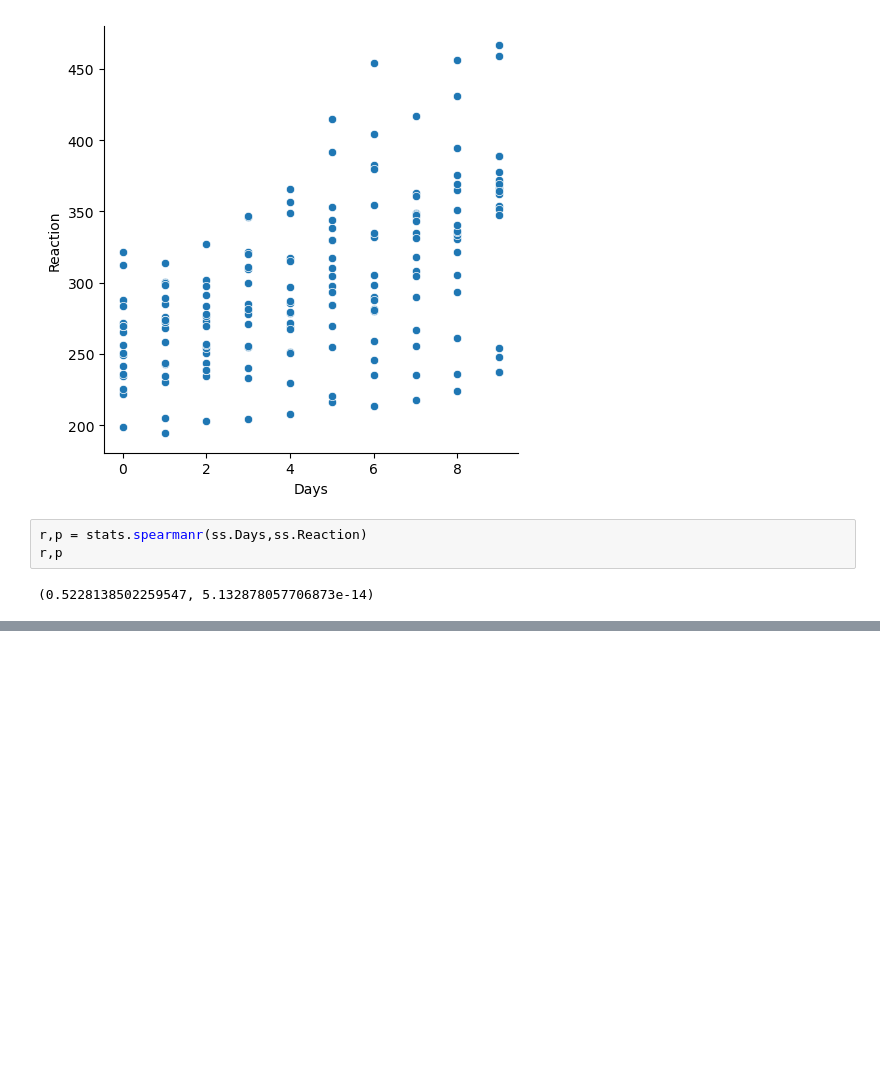
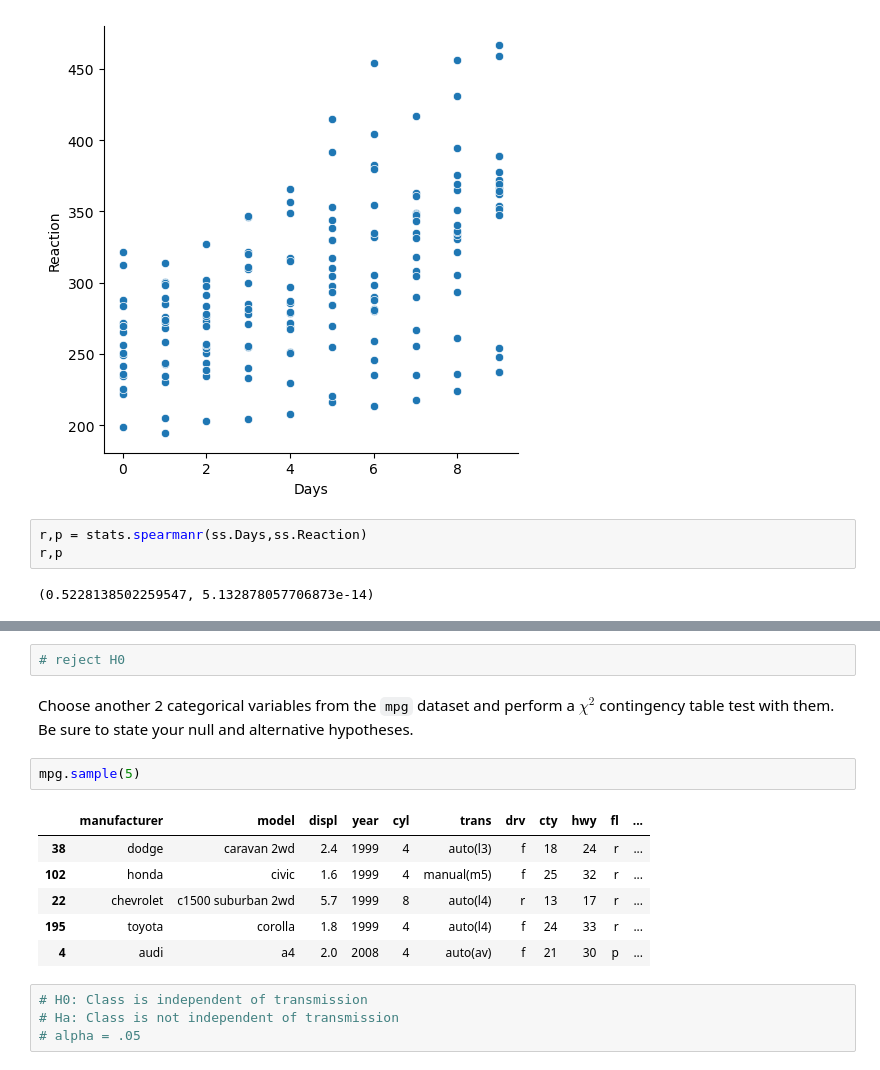
Before and after one commit to tkephart96/statistics-exercises, a Jupyter notebook: hypothesis_testing.ipynb, the cells around one changed output, grey strips where cells are left out. Saved outputs shown, nothing was run; the diff lists cells and outputs as text; blank space fills up the shorter version.

```diff
--- a/hypothesis_testing.ipynb
+++ b/hypothesis_testing.ipynb
@@ -619,0 +713,17 @@ r,p
+# %%
+# reject H0
+# %% [markdown]
+Choose another 2 categorical variables from the `mpg` dataset and perform a $\chi^2$ contingency table test with them. Be sure to state your null and alternative hypotheses.
+# %%
+mpg.sample(5)
+# %% [output]
+|  | manufacturer | model | displ | year | cyl | trans | drv | cty | hwy | fl | ... |
+| 38 | dodge | caravan 2wd | 2.4 | 1999 | 4 | auto(l3) | f | 18 | 24 | r | ... |
+| 102 | honda | civic | 1.6 | 1999 | 4 | manual(m5) | f | 25 | 32 | r | ... |
+| 22 | chevrolet | c1500 suburban 2wd | 5.7 | 1999 | 8 | auto(l4) | r | 13 | 17 | r | ... |
+| 195 | toyota | corolla | 1.8 | 1999 | 4 | auto(l4) | f | 24 | 33 | r | ... |
+| 4 | audi | a4 | 2.0 | 2008 | 4 | auto(av) | f | 21 | 30 | p | ... |
+# %%
+# H0: Class is independent of transmission
+# Ha: Class is not independent of transmission
+# alpha = .05
```
Also changed, not shown: parts of 37 cells of this notebook.
